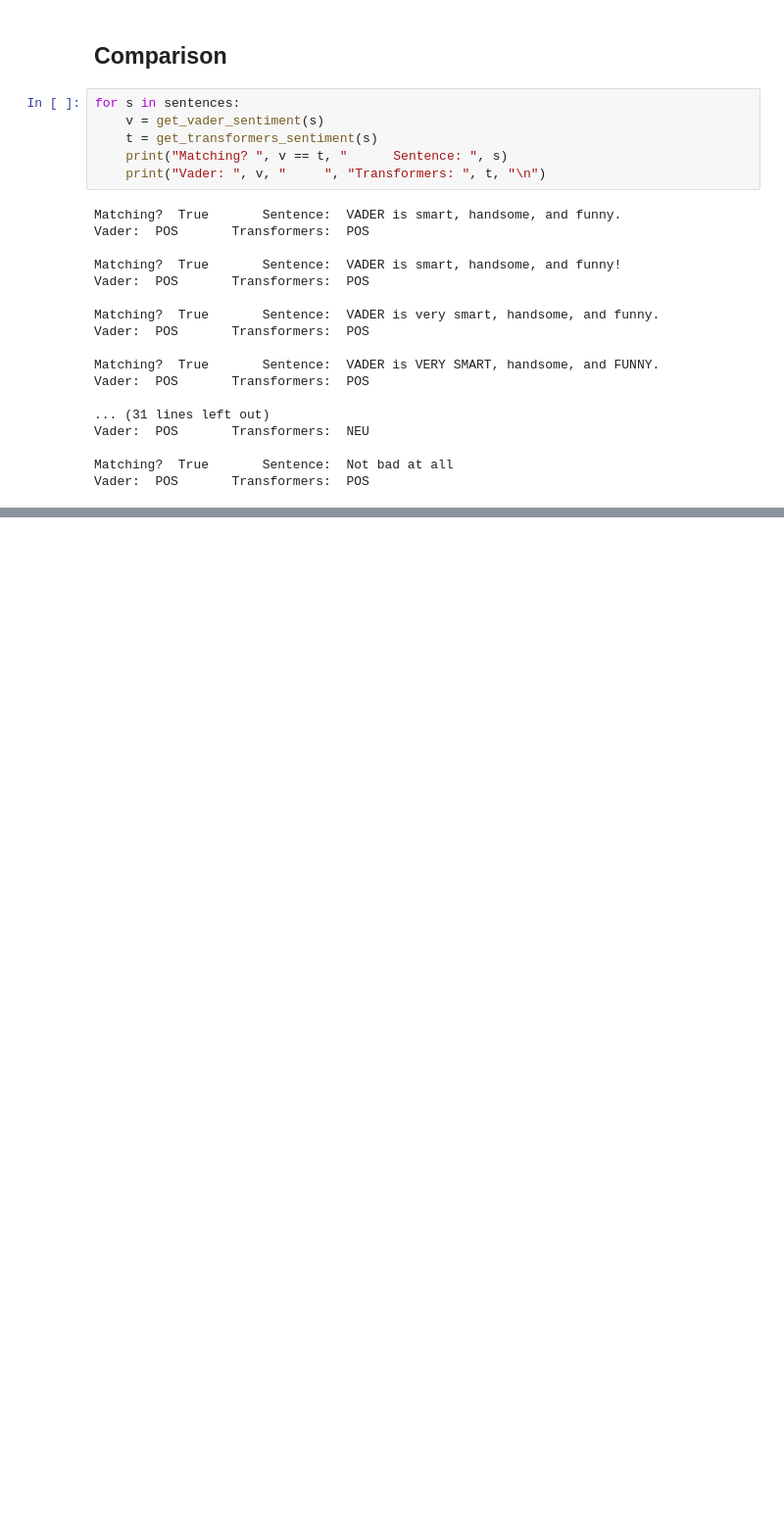
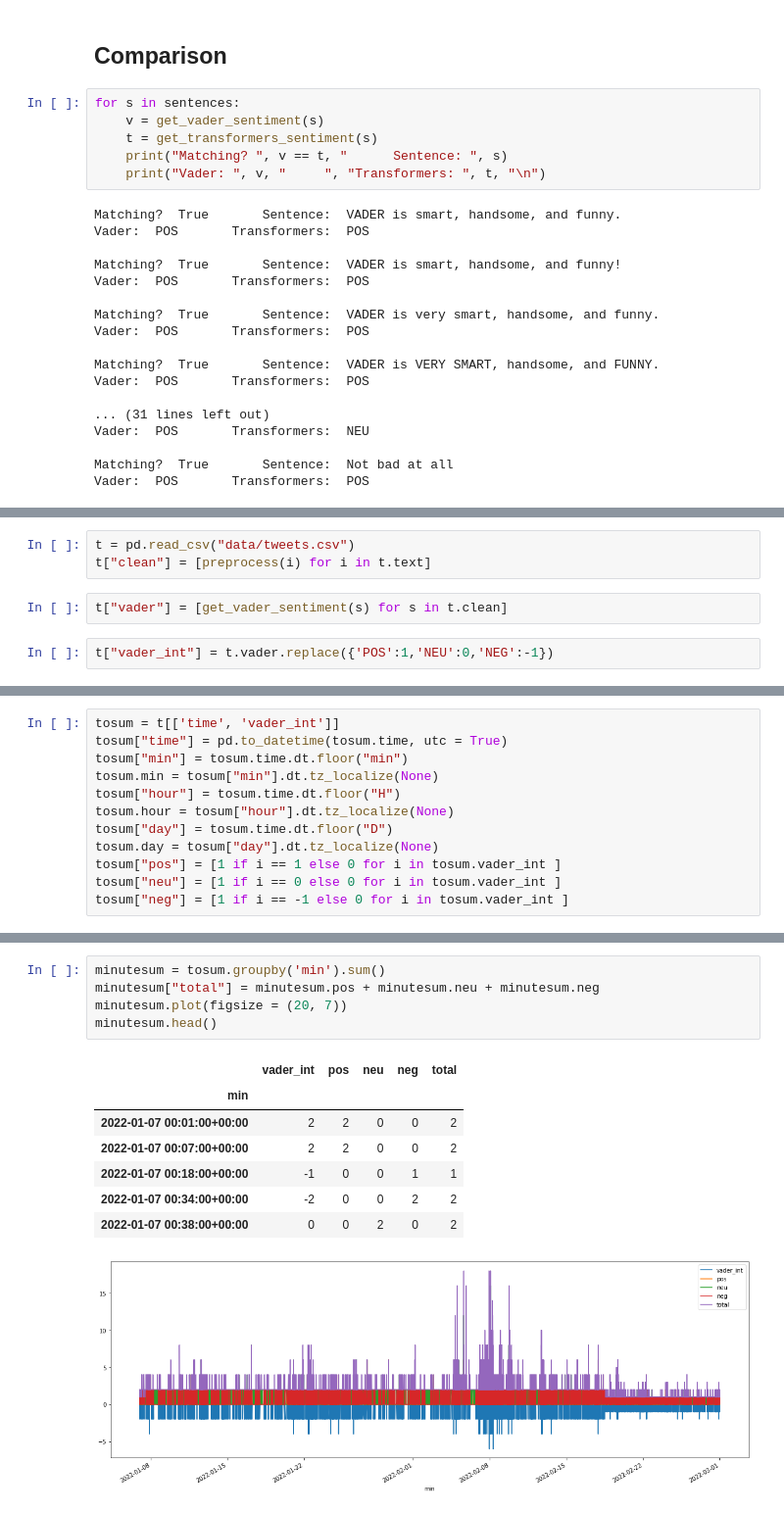
Before and after one commit to MGaulia/PD, a Jupyter notebook: 3 Sentiment.ipynb, the cells around one changed output, grey strips where cells are left out. Shown: that part at 98% size. Cells and saved outputs as stored; diff of their text form; blank space fills up the shorter version.

```diff
--- a/3 Sentiment.ipynb
+++ b/3 Sentiment.ipynb
@@ -142,0 +164,7 @@ Vader:  POS       Transformers:  POS
+# %%
+t = pd.read_csv("data/tweets.csv")
+t["clean"] = [preprocess(i) for i in t.text]
+# %%
+t["vader"] = [get_vader_sentiment(s) for s in t.clean]
+# %%
+t["vader_int"] = t.vader.replace({'POS':1,'NEU':0,'NEG':-1})
@@ -142,0 +187,12 @@ Vader:  POS       Transformers:  POS
+# %%
+tosum = t[['time', 'vader_int']]
+tosum["time"] = pd.to_datetime(tosum.time, utc = True)
+tosum["min"] = tosum.time.dt.floor("min")
+tosum.min = tosum["min"].dt.tz_localize(None)
+tosum["hour"] = tosum.time.dt.floor("H")
+tosum.hour = tosum["hour"].dt.tz_localize(None)
+tosum["day"] = tosum.time.dt.floor("D")
+tosum.day = tosum["day"].dt.tz_localize(None)
+tosum["pos"] = [1 if i == 1 else 0 for i in tosum.vader_int ]
+tosum["neu"] = [1 if i == 0 else 0 for i in tosum.vader_int ]
+tosum["neg"] = [1 if i == -1 else 0 for i in tosum.vader_int ]
@@ -142,0 +236,14 @@ Vader:  POS       Transformers:  POS
+# %%
+minutesum = tosum.groupby('min').sum()
+minutesum["total"] = minutesum.pos + minutesum.neu + minutesum.neg
+minutesum.plot(figsize = (20, 7))
+minutesum.head()
+# %% [output]
+|  | vader_int | pos | neu | neg | total |
+| min |  |  |  |  |  |
+| 2022-01-07 00:01:00+00:00 | 2 | 2 | 0 | 0 | 2 |
+| 2022-01-07 00:07:00+00:00 | 2 | 2 | 0 | 0 | 2 |
+| 2022-01-07 00:18:00+00:00 | -1 | 0 | 0 | 1 | 1 |
+| 2022-01-07 00:34:00+00:00 | -2 | 0 | 0 | 2 | 2 |
+| 2022-01-07 00:38:00+00:00 | 0 | 0 | 2 | 0 | 2 |
+[figure, added]
```
Also changed, not shown: parts of 10 cells of this notebook.
